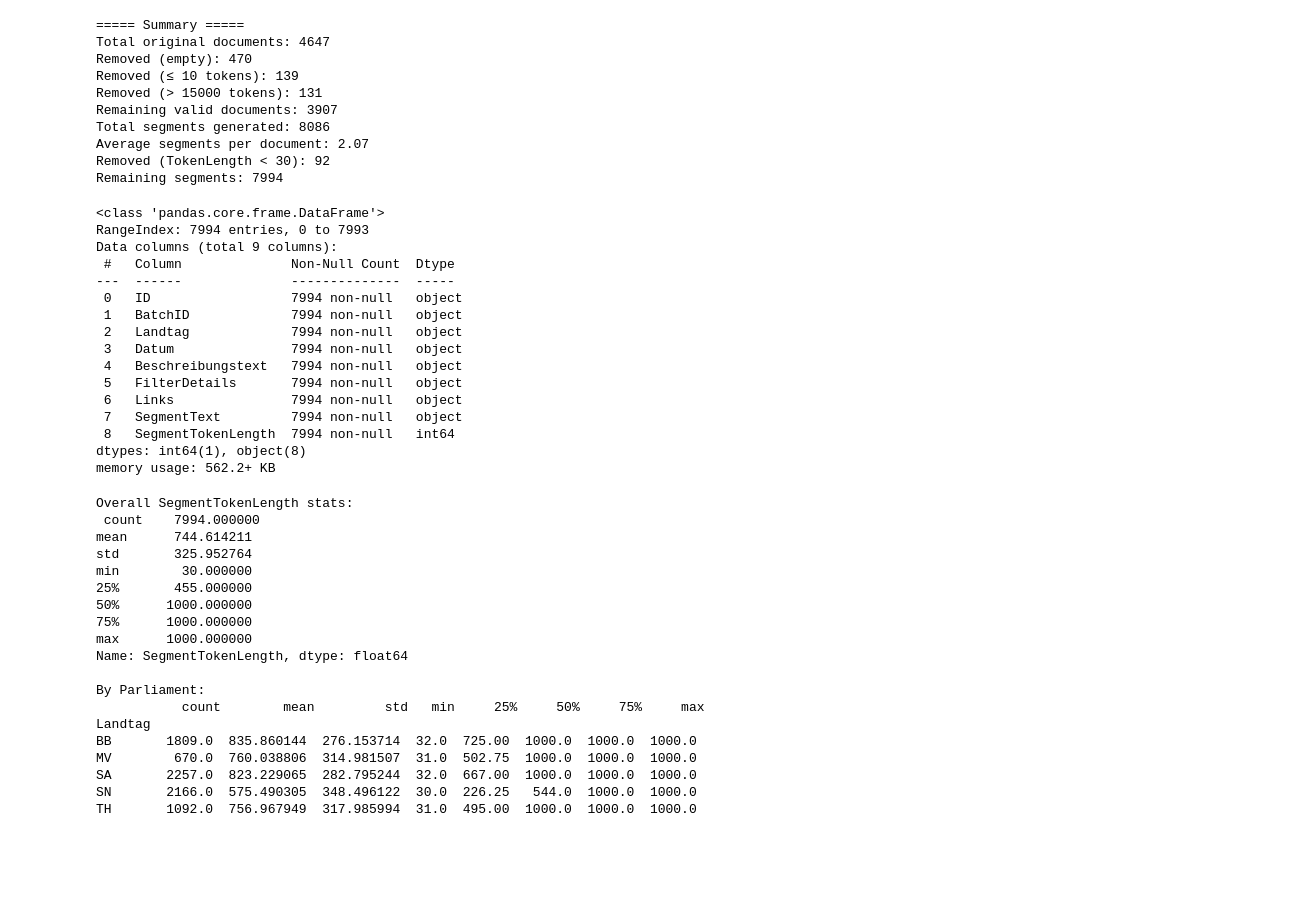
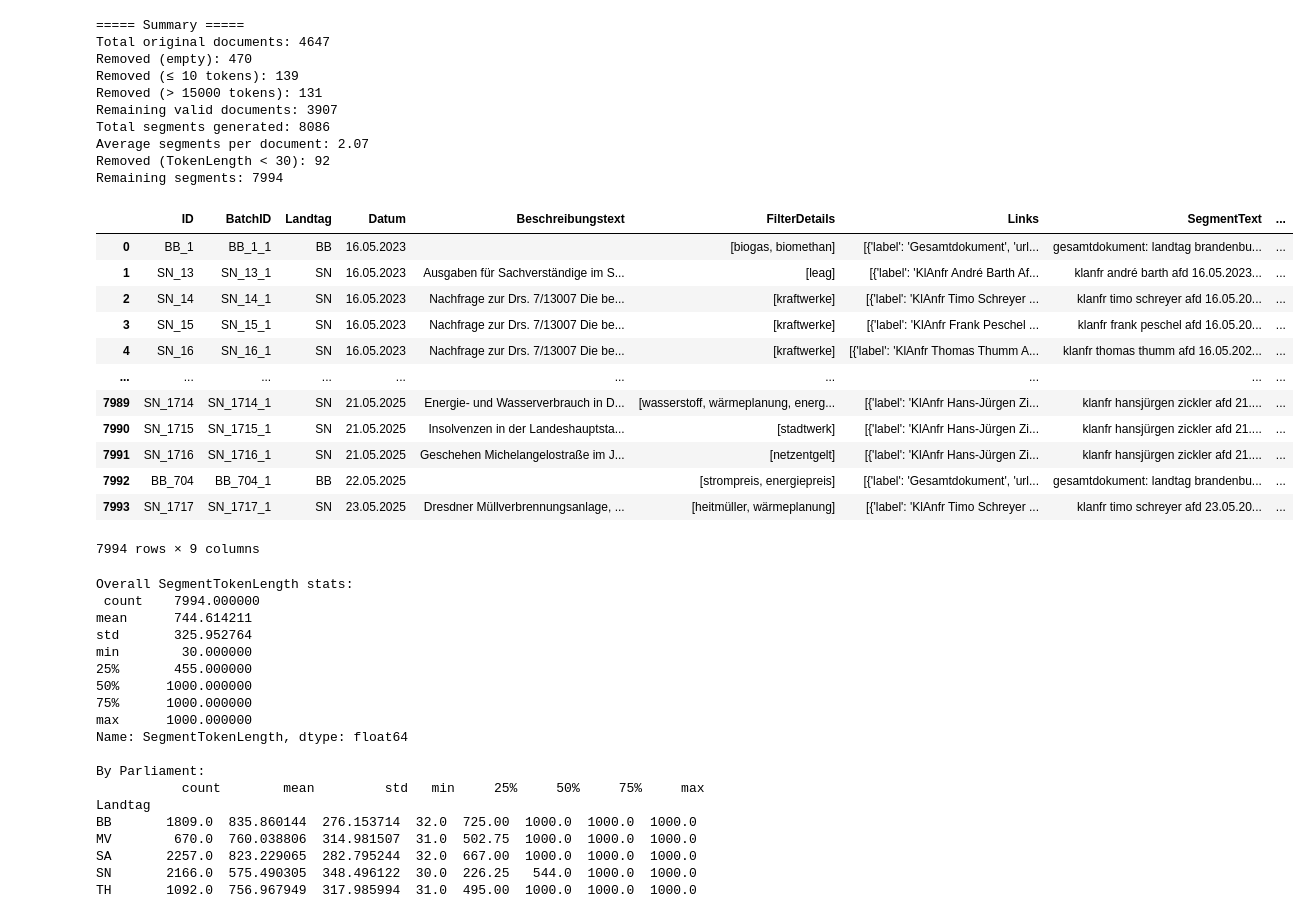
Before and after one commit to theolenko/bachelorsthesis_notebook_code, a Jupyter notebook: 02exploratory_analysis.ipynb, the cells around one changed output. Saved outputs shown, nothing was run; the diff lists cells and outputs as text; code cells hidden in the pictures; blank space fills up the shorter version.

```diff
--- a/02exploratory_analysis.ipynb
+++ b/02exploratory_analysis.ipynb
@@ -489,24 +489,21 @@ Remaining segments: 7994
 # %%
 # Create a DataFrame from the filtered batches and show info
 df_segmented = pd.DataFrame(filtered)
-df_segmented.info()
+df_segmented
 # %% [output]
+|  | ID | BatchID | Landtag | Datum | Beschreibungstext | FilterDetails | Links | SegmentText | ... |
+| 0 | BB_1 | BB_1_1 | BB | 16.05.2023 |  | [biogas, biomethan] | [{'label': 'Gesamtdokument', 'url... | gesamtdokument: landtag brandenbu... | ... |
+| 1 | SN_13 | SN_13_1 | SN | 16.05.2023 | Ausgaben für Sachverständige im S... | [leag] | [{'label': 'KlAnfr André Barth Af... | klanfr andré barth afd 16.05.2023... | ... |
+| 2 | SN_14 | SN_14_1 | SN | 16.05.2023 | Nachfrage zur Drs. 7/13007 Die be... | [kraftwerke] | [{'label': 'KlAnfr Timo Schreyer ... | klanfr timo schreyer afd 16.05.20... | ... |
+| 3 | SN_15 | SN_15_1 | SN | 16.05.2023 | Nachfrage zur Drs. 7/13007 Die be... | [kraftwerke] | [{'label': 'KlAnfr Frank Peschel ... | klanfr frank peschel afd 16.05.20... | ... |
+| 4 | SN_16 | SN_16_1 | SN | 16.05.2023 | Nachfrage zur Drs. 7/13007 Die be... | [kraftwerke] | [{'label': 'KlAnfr Thomas Thumm A... | klanfr thomas thumm afd 16.05.202... | ... |
+| ... | ... | ... | ... | ... | ... | ... | ... | ... | ... |
+| 7989 | SN_1714 | SN_1714_1 | SN | 21.05.2025 | Energie- und Wasserverbrauch in D... | [wasserstoff, wärmeplanung, energ... | [{'label': 'KlAnfr Hans-Jürgen Zi... | klanfr hansjürgen zickler afd 21.... | ... |
+| 7990 | SN_1715 | SN_1715_1 | SN | 21.05.2025 | Insolvenzen in der Landeshauptsta... | [stadtwerk] | [{'label': 'KlAnfr Hans-Jürgen Zi... | klanfr hansjürgen zickler afd 21.... | ... |
+| 7991 | SN_1716 | SN_1716_1 | SN | 21.05.2025 | Geschehen Michelangelostraße im J... | [netzentgelt] | [{'label': 'KlAnfr Hans-Jürgen Zi... | klanfr hansjürgen zickler afd 21.... | ... |
+| 7992 | BB_704 | BB_704_1 | BB | 22.05.2025 |  | [strompreis, energiepreis] | [{'label': 'Gesamtdokument', 'url... | gesamtdokument: landtag brandenbu... | ... |
+| 7993 | SN_1717 | SN_1717_1 | SN | 23.05.2025 | Dresdner Müllverbrennungsanlage, ... | [heitmüller, wärmeplanung] | [{'label': 'KlAnfr Timo Schreyer ... | klanfr timo schreyer afd 23.05.20... | ... |
-<class 'pandas.core.frame.DataFrame'>
-RangeIndex: 7994 entries, 0 to 7993
-Data columns (total 9 columns):
- #   Column              Non-Null Count  Dtype
----  ------              --------------  -----
- 0   ID                  7994 non-null   object
- 1   BatchID             7994 non-null   object
- 2   Landtag             7994 non-null   object
- 3   Datum               7994 non-null   object
- 4   Beschreibungstext   7994 non-null   object
- 5   FilterDetails       7994 non-null   object
- 6   Links               7994 non-null   object
- 7   SegmentText         7994 non-null   object
- 8   SegmentTokenLength  7994 non-null   int64
-dtypes: int64(1), object(8)
-memory usage: 562.2+ KB
+7994 rows × 9 columns
 # %%
 # Print overall statistics for token lengths
 print("Overall SegmentTokenLength stats:\n", df_segmented["SegmentTokenLength"].describe())
```
Also changed, not shown: parts of 3 cells of this notebook.
